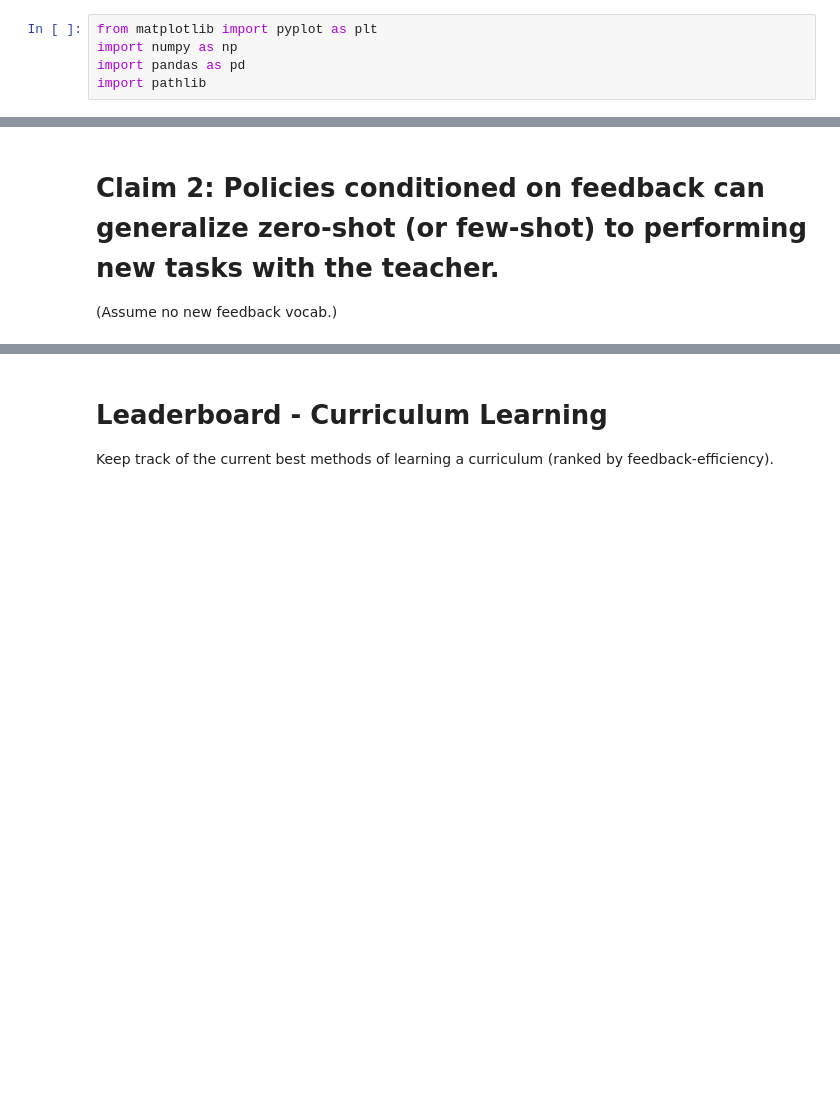
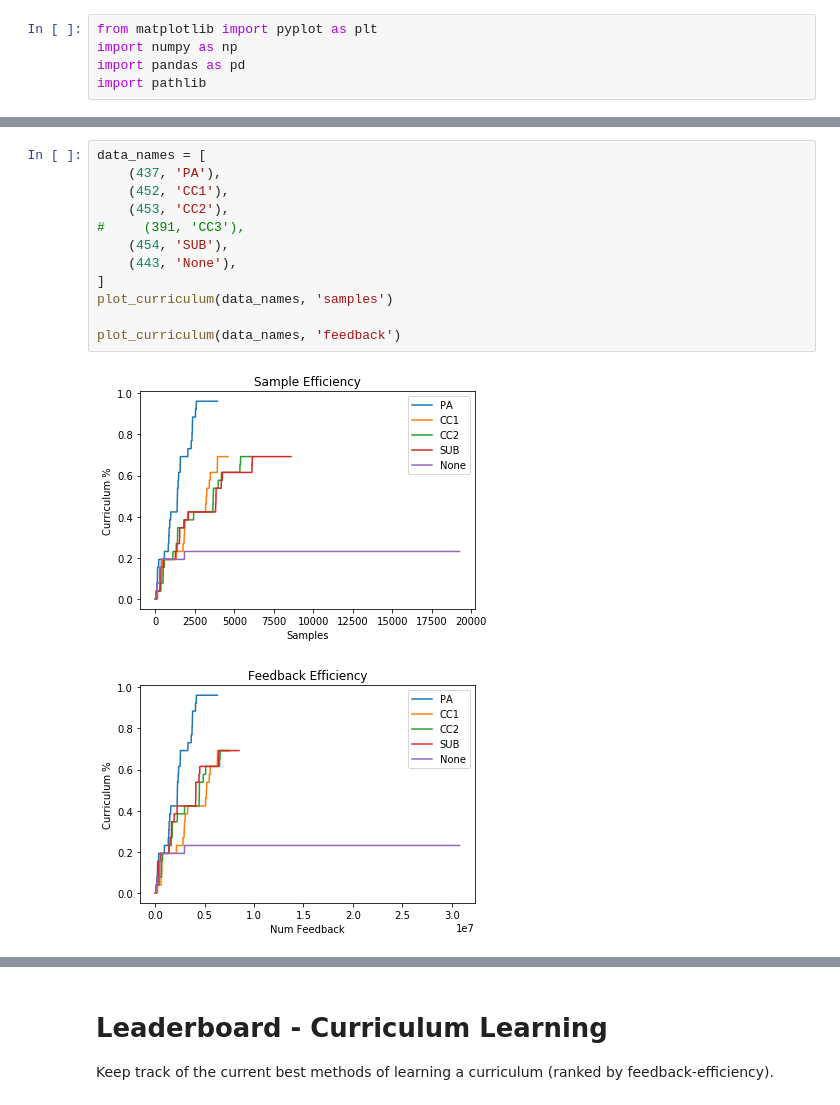
Before and after one commit to rll-research/teachable, a Jupyter notebook: Plots.ipynb, the cells around one changed output, grey strips where cells are left out. Cells and saved outputs as stored; diff of their text form; blank space fills up the shorter version.

```diff
--- a/Plots.ipynb
+++ b/Plots.ipynb
@@ -99,4 +110,15 @@ If this isn't true for certain higher-level teachers that's fine, so long as we
-# %% [markdown]
-# Claim 2: Policies conditioned on feedback can generalize zero-shot (or few-shot) to performing new tasks with the teacher.
-
-(Assume no new feedback vocab.)
+# %%
+data_names = [
+    (437, 'PA'),
+    (452, 'CC1'),
+    (453, 'CC2'),
+#     (391, 'CC3'),
+    (454, 'SUB'),
+    (443, 'None'),
+]
+plot_curriculum(data_names, 'samples')
+
+plot_curriculum(data_names, 'feedback')
+# %% [output]
+[figure, added]
+[figure, added]
```
Also changed, not shown: parts of 16 cells of this notebook.
